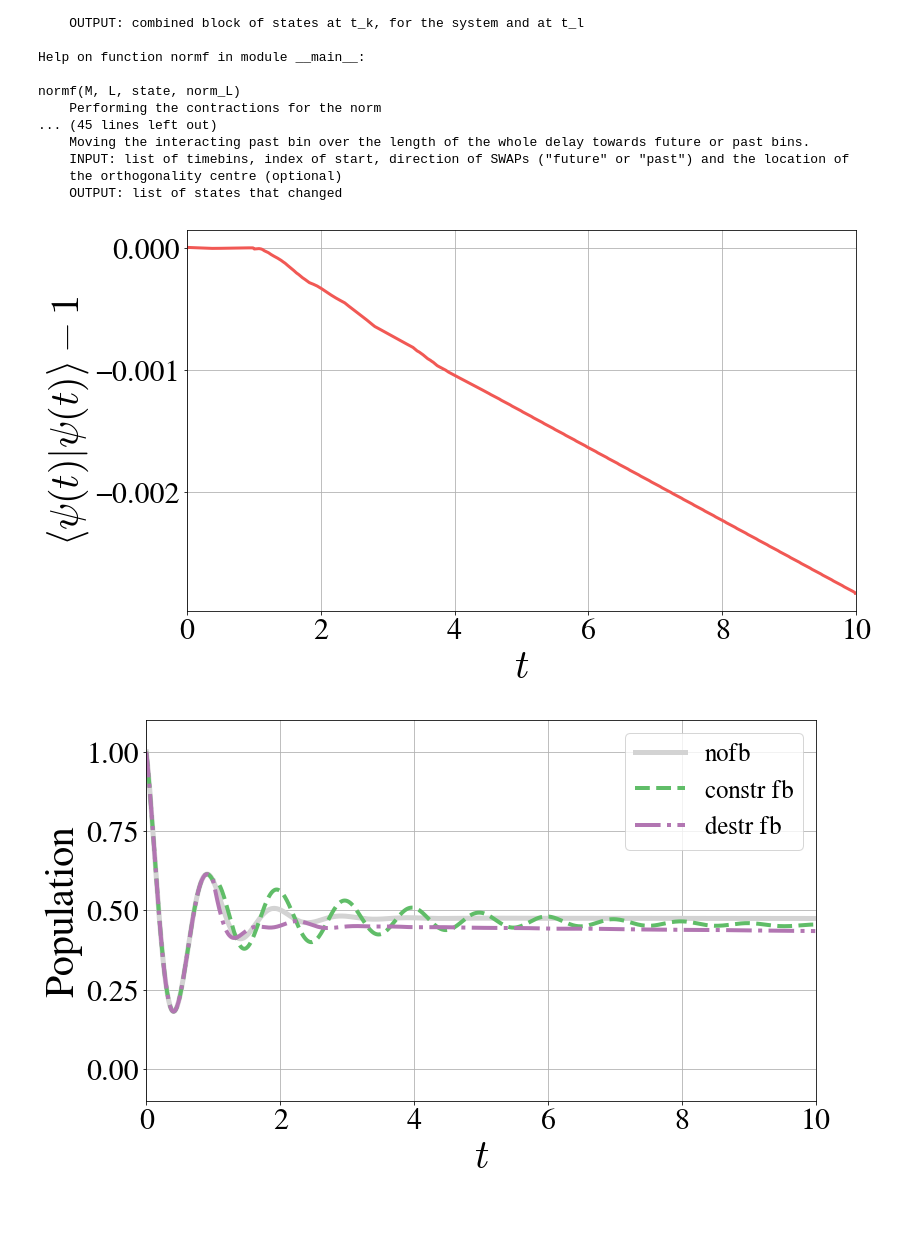
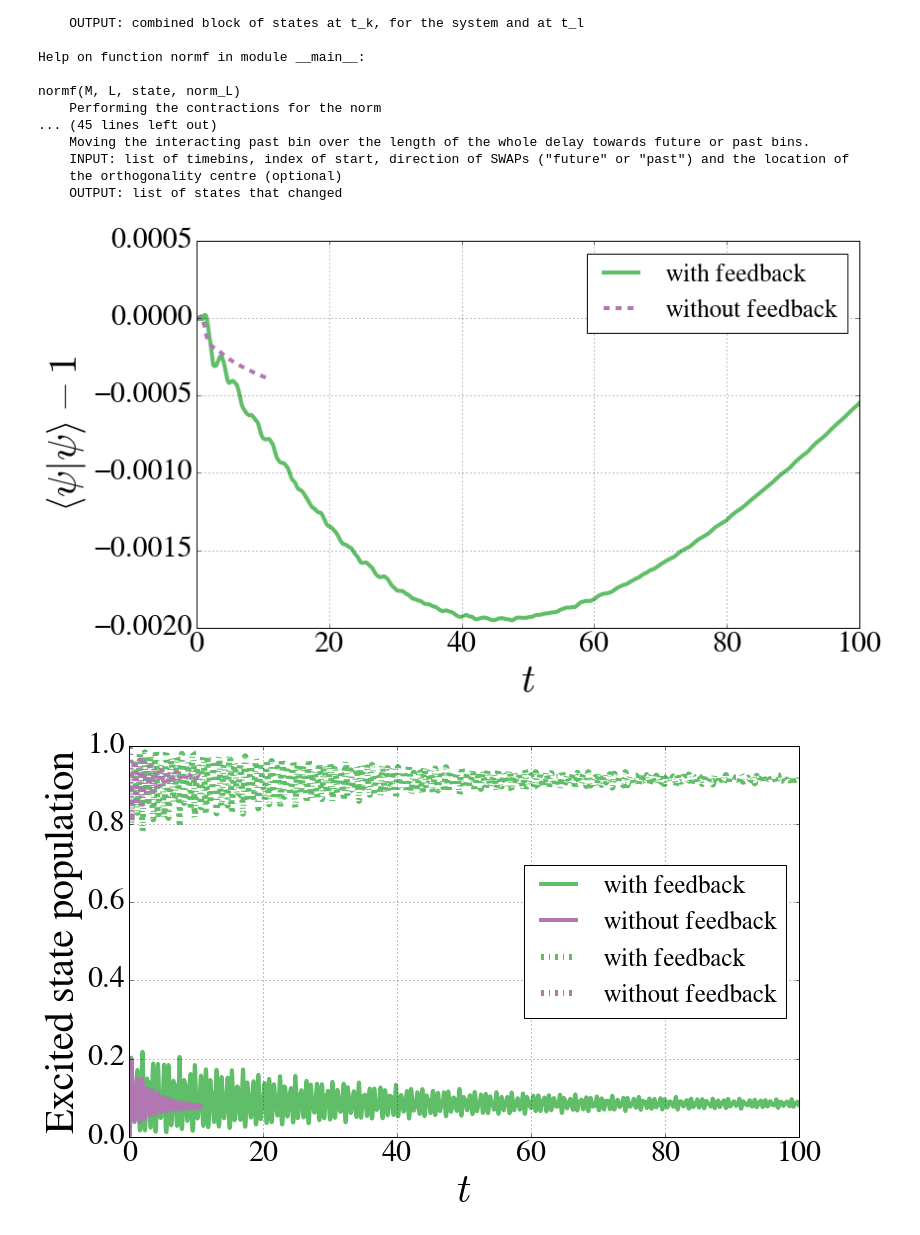
Before and after one commit to nemetniki/Kerr, a Jupyter notebook: MPS_JC+fb_sparse.ipynb, the cells around one changed output. Saved outputs shown, nothing was run; the diff lists cells and outputs as text; code cells hidden in the pictures.

```diff
--- a/MPS_JC+fb_sparse.ipynb
+++ b/MPS_JC+fb_sparse.ipynb
@@ -1148,53 +1277,76 @@ normf(M, L, state, norm_L)
 # %%
 %matplotlib inline
 import numpy as np
 import matplotlib.pyplot as plt
 from io import StringIO
 from io import BytesIO
 
 def conv(x):
     return x.replace('+-', '-').encode()
 
-nofb = np.genfromtxt((conv(x) for x in \
-                      open("./Data/TLS+feedback_gL=20p10_gR=0p10_Om=31p10_phi=0p10pi.txt")),dtype=complex)
+#nofb = np.genfromtxt((conv(x) for x in \
+#                      open("./Data/JC+fb_gL=5p10_gR=5p10_g=100p10_phi=10p10pi_initind=0_ome=0p10_omc=5p10.txt")),dtype=complex)
 fb1 = np.genfromtxt((conv(x) for x in \
-                      open("./Data/TLS+feedback_gL=10p10_gR=10p10_Om=31p10_phi=0p10pi.txt")),dtype=complex)
+                      open("./Data/JC+fb_gL=5p10_gR=0p10_g=100p10_phi=10p10pi_initind=0_ome=0p10_omc=25p10.txt")),dtype=complex)
 fb2 = np.genfromtxt((conv(x) for x in \
-                      open("./Data/TLS+feedback_gL=10p10_gR=10p10_Om=31p10_phi=10p10pi.txt")),dtype=complex)
-t_nofb = nofb[:,0]
-norm_nofb = nofb[:,1]
-exc_nofb = nofb[:,2]
-gr_nofb = nofb[:,3]
+                      open("./Data/JC+fb_gL=5p10_gR=5p10_g=100p10_phi=10p10pi_initind=0_ome=0p10_omc=25p10.txt")),dtype=complex)
+#t_nofb = nofb[:,0]
+#norm_nofb = nofb[:,1]
+#exc_nofb = nofb[:,2]
+#gr_nofb = nofb[:,3]
 t_fb1 = fb1[:,0]
 norm_fb1 = fb1[:,1]
 exc_fb1 = fb1[:,2]
 gr_fb1 = fb1[:,3]
+cav_fb1 = fb1[:,4]
 t_fb2 = fb2[:,0]
 norm_fb2 = fb2[:,1]
 exc_fb2 = fb2[:,2]
 gr_fb2 = fb2[:,3]
+cav_fb2 = fb2[:,4]
+#plt.figure(figsize = (12,7))
+#plt.plot(t_nofb,norm_nofb-1,lw=3,label="norm",color=colors["red"])
+#plt.xlabel("$t$",fontsize=40)
+#plt.ylabel("$\left<\psi(t)|\psi(t)\\right>-1$",fontsize=40)
+#plt.xlim(0,10)
+#plt.grid(True)
 plt.figure(figsize = (12,7))
-plt.plot(t_nofb,norm_nofb-1,lw=3,label="norm",color=colors["red"])
-plt.xlabel("$t$",fontsize=40)
-plt.ylabel("$\left<\psi(t)|\psi(t)\\right>-1$",fontsize=40)
-plt.xlim(0,10)
-plt.grid(True)
-plt.figure(figsize = (12,7))
-#plt.plot(t_nofb,gr_nofb,lw=3,label="ground",color=colors["orange"],ls="--")
-plt.plot(t_nofb,exc_nofb,lw=5,label="nofb",color="lightgrey")
-plt.plot(t_fb2,exc_fb2,lw=4,label="constr fb",ls="--",color=colors["green"])
-plt.plot(t_fb1,exc_fb1,lw=4,label="destr fb",ls="-.",color=colors["purple"])
+plt.plot(t_fb2,norm_fb2-1,lw=4,label="with feedback",ls="-",color=colors["green"])
+plt.plot(t_fb1,norm_fb1-1,lw=4,label="without feedback",ls="--",color=colors["purple"])
 plt.xlabel("$t$",fontsize=40)
 plt.grid(True)
 plt.legend(loc="best",fontsize = 25)
-plt.ylabel("Population",fontsize=40)
-plt.ylim(-.1,1.1)
-plt.xlim(0,10)
+plt.xlim(0,100)
+plt.ylabel("$\left<\psi|\psi\\right>-1$",fontsize=40)
+#plt.plot(t_nofb,gr_nofb,lw=3,label="ground",color=colors["orange"],ls="--")
+#plt.plot(t_nofb,exc_nofb,lw=5,label="nofb",color="lightgrey")
+plt.figure(figsize = (12,7))
+plt.plot(t_fb2,exc_fb2,lw=4,label="with feedback",ls="-",color=colors["green"])
+plt.plot(t_fb1,exc_fb1,lw=4,label="without feedback",ls="-",color=colors["purple"])
+plt.plot(t_fb2,gr_fb2,lw=6,label="with feedback",ls="-.",color=colors["green"])
+plt.plot(t_fb1,gr_fb1,lw=6,label="without feedback",ls="-.",color=colors["purple"])
+plt.xlabel("$t$",fontsize=40)
+plt.grid(True)
+plt.legend(loc="best",fontsize = 25)
+plt.ylabel("Excited state population",fontsize=40)
+#plt.ylim(-.1,1.1)
+plt.xlim(0,100)
+plt.figure(figsize = (12,7))
+#plt.plot(t_nofb,gr_nofb,lw=3,label="ground",color=colors["orange"],ls="--")
+#plt.plot(t_nofb,exc_nofb,lw=5,label="nofb",color="lightgrey")
+plt.plot(t_fb2,cav_fb2,lw=4,label="with feedback",ls="-",color=colors["blue"])
+plt.plot(t_fb1,cav_fb1,lw=4,label="without feedback",ls="--",color=colors["orange"])
+plt.xlabel("$t$",fontsize=40)
+plt.grid(True)
+plt.legend(loc="best",fontsize = 25)
+plt.ylabel("Cavity field occupation",fontsize=40)
+#plt.ylim(-.1,1.1)
+plt.xlim(0,100)
 plt.show()
 #fb1 = np.genfromtxt((conv(x) for x in \
 #                      open("FT_D=2000p1000_tau=78554p100_oma=10000p1000_kap=200p1000_endk=9e_Nk=55e_endt=6e_Nt=2e18_nonorm.txt")),dtype=complex)
 #fb2 = np.genfromtxt((conv(x) for x in \
 #                      open("FT_D=2000p1000_tau=235664p100_oma=10000p1000_kap=200p1000_endk=9e_Nk=55e_endt=6e_Nt=2e18_nonorm.txt")),dtype=complex)
 # %% [output]
-[figure, old version]
+[figure, new version]
-[figure, old version]
+[figure, new version]
```
Also changed, not shown: parts of 7 cells of this notebook, 51 other files.
